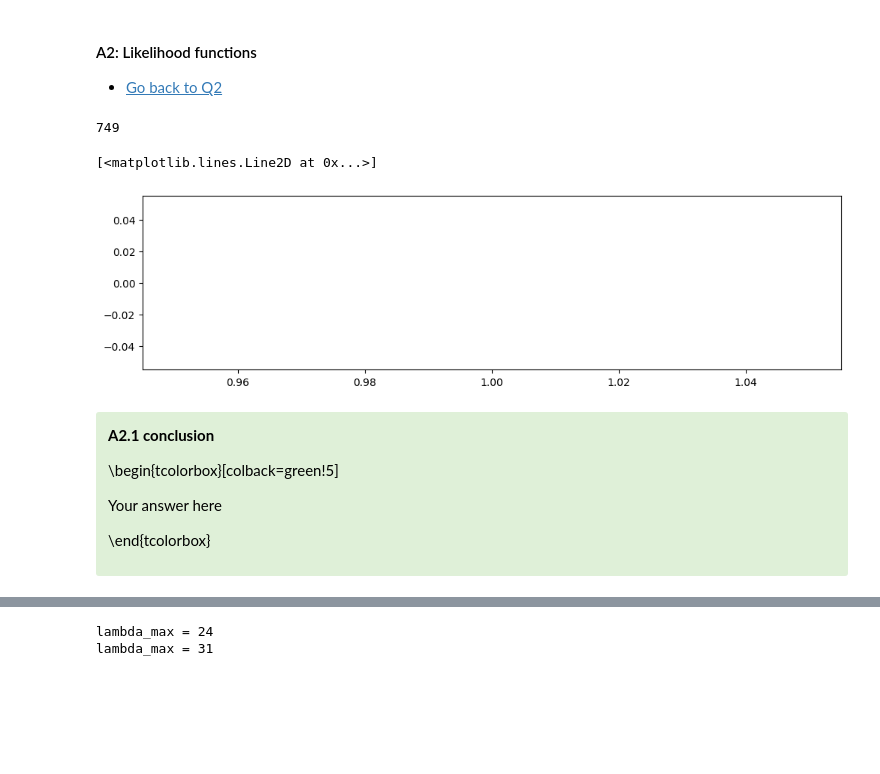
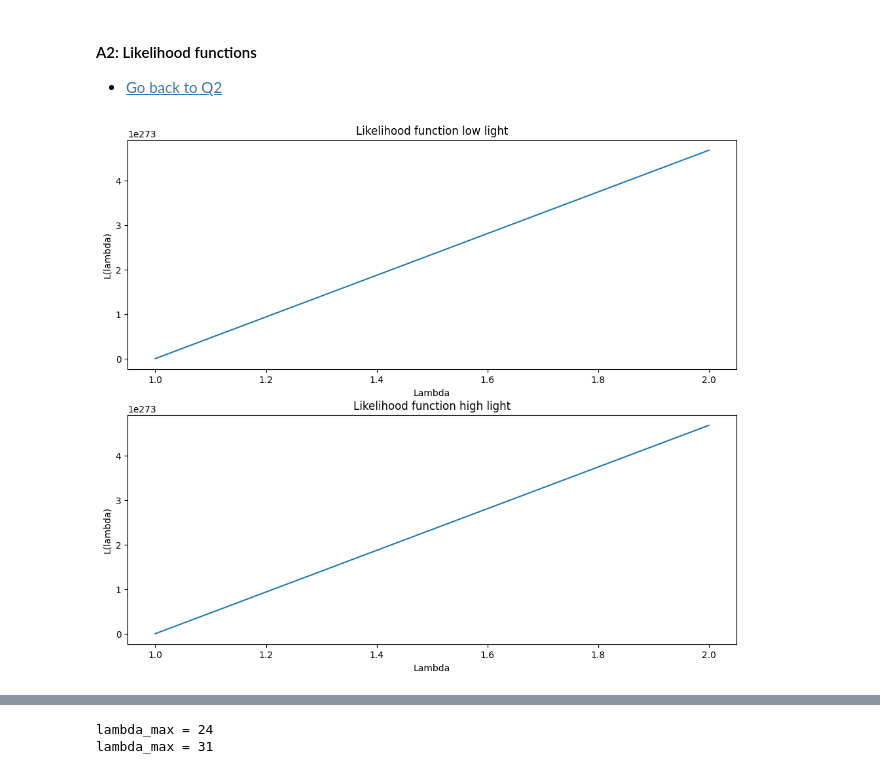
Before and after one commit to RobbeDeMuynck/CN_practicals, a Jupyter notebook: Module 2/Ex2/Module2_Ex2_Group7.ipynb, the cells around one changed output, grey strips where cells are left out. Cells and saved outputs as stored; diff of their text form; code cells hidden in the pictures; blank space fills up the shorter version.

Commit message:
plots all done

```diff
--- a/Module 2/Ex2/Module2_Ex2_Group7.ipynb
+++ b/Module 2/Ex2/Module2_Ex2_Group7.ipynb
@@ -338,33 +338,34 @@ The probability density function has units: 1/s. The sum amounts to 1000 ms. Thi
 # %%
 # hint, exclude lambda = 0 in your range of lambdas.
 
 # Q2.1: use the following variables:
 # likelihood_low      (for your likelihood model, low light)
 # likelihood_high      (for your likelihood model, high light)
 
 ######################
 ##  Q2.1 solution   ##
 ######################
-N = len(ISI_low)
-print(N)
-Lambdas = np.linspace(1, 40, 5)
-prob_low_sum = np.sum(prob_density_low)
-likelihood_low = [Lambda**N * np.exp(-Lambda*prob_low_sum) for Lambda in Lambdas]
+N_low = len(ISI_low)
+Lambdas = np.linspace(1, 40, 40)
+prob_low_sum = np.sum(prob_density_low)*0.001
+likelihood_low = np.exp(-Lambdas*prob_low_sum) * Lambdas**N_low
+# print(likelihood_low)
 
-plt.plot(Lambdas, likelihood_low)
+N_high = len(ISI_low)
+prob_high_sum = np.sum(prob_density_low)*0.001
+likelihood_high = np.exp(-Lambdas*prob_low_sum) * Lambdas**N_high
+# print(likelihood_low)
+
+fig, (ax1, ax2) = plt.subplots(2,1,figsize=(12,10))
+ax1.plot(Lambdas, likelihood_low)
+ax1.set_title('Likelihood function low light')
+ax1.set_xlabel('Lambda')
+ax1.set_ylabel('L(lambda)')
+
+ax2.plot(Lambdas, likelihood_high)
+ax2.set_title('Likelihood function high light')
+ax2.set_xlabel('Lambda')
+ax2.set_ylabel('L(lambda)')
+plt.show()
 # %% [output]
-749
-[<matplotlib.lines.Line2D at 0x...>]
-[figure, old version]
+[figure, new version]
-# %% [markdown]
-<div class="alert alert-success">
-<span style="color:black">
-
-**A2.1 conclusion**
-
-\begin{tcolorbox}[colback=green!5]
-
-Your answer here
-
-\end{tcolorbox}
-</span>
```
Also changed, not shown: parts of 8 cells of this notebook.
